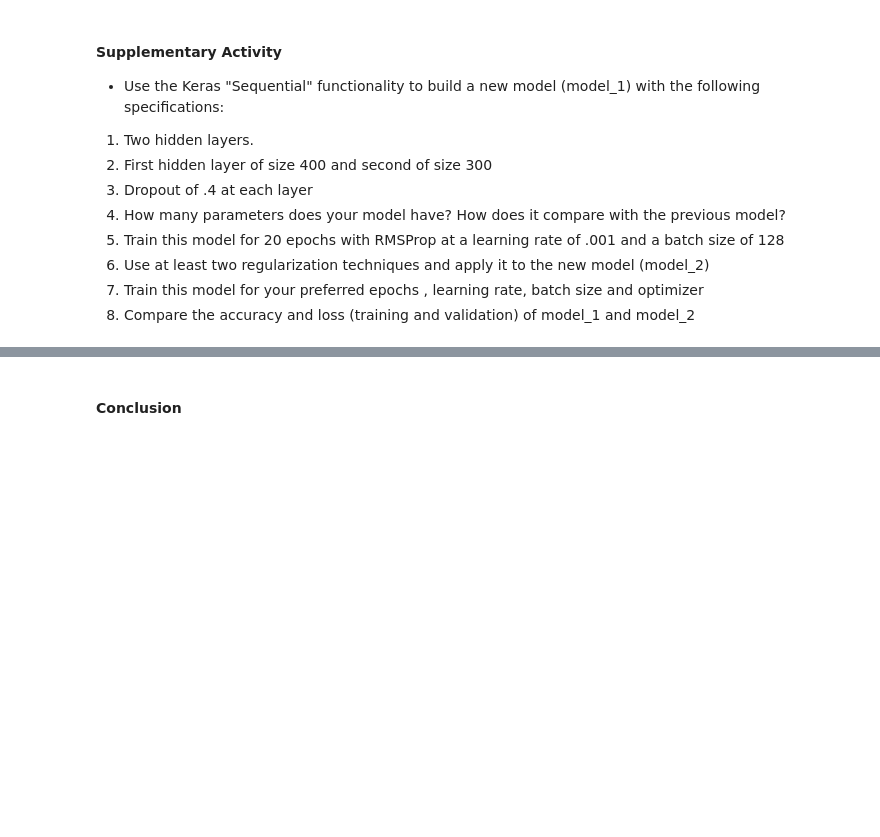
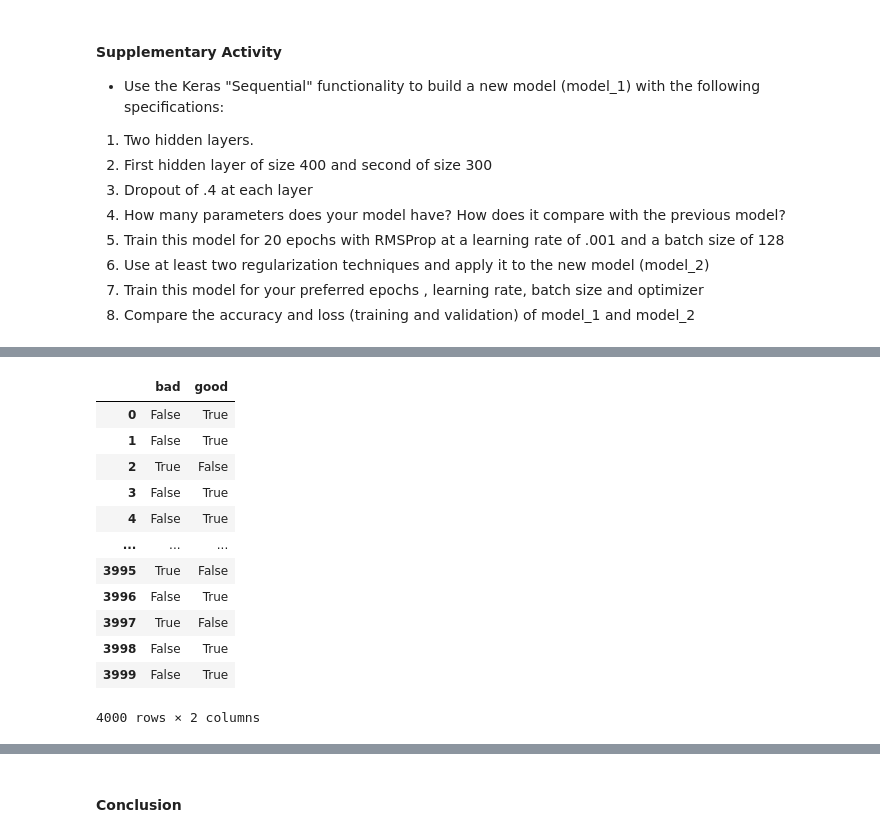
Before and after one commit to HuuuWasabe/CPE-313, a Jupyter notebook: HOA_2_3_SanGabriel_Regularization.ipynb, the cells around one changed output, grey strips where cells are left out. Drawn from its saved outputs; the diff is of its cells as text; code cells hidden in the pictures; blank space fills up the shorter version.

```diff
--- a/HOA_2_3_SanGabriel_Regularization.ipynb
+++ b/HOA_2_3_SanGabriel_Regularization.ipynb
@@ -235,0 +305,19 @@ Interpret the result
+# %%
+## One-hot encode the label
+dummies = pd.get_dummies(df["Quality"])
+# %%
+dummies
+# %% [output]
+|  | bad | good |
+| 0 | False | True |
+| 1 | False | True |
+| 2 | True | False |
+| 3 | False | True |
+| 4 | False | True |
+| ... | ... | ... |
+| 3995 | True | False |
+| 3996 | False | True |
+| 3997 | True | False |
+| 3998 | False | True |
+| 3999 | False | True |
+4000 rows × 2 columns
```
Also changed, not shown: parts of 26 cells of this notebook.
